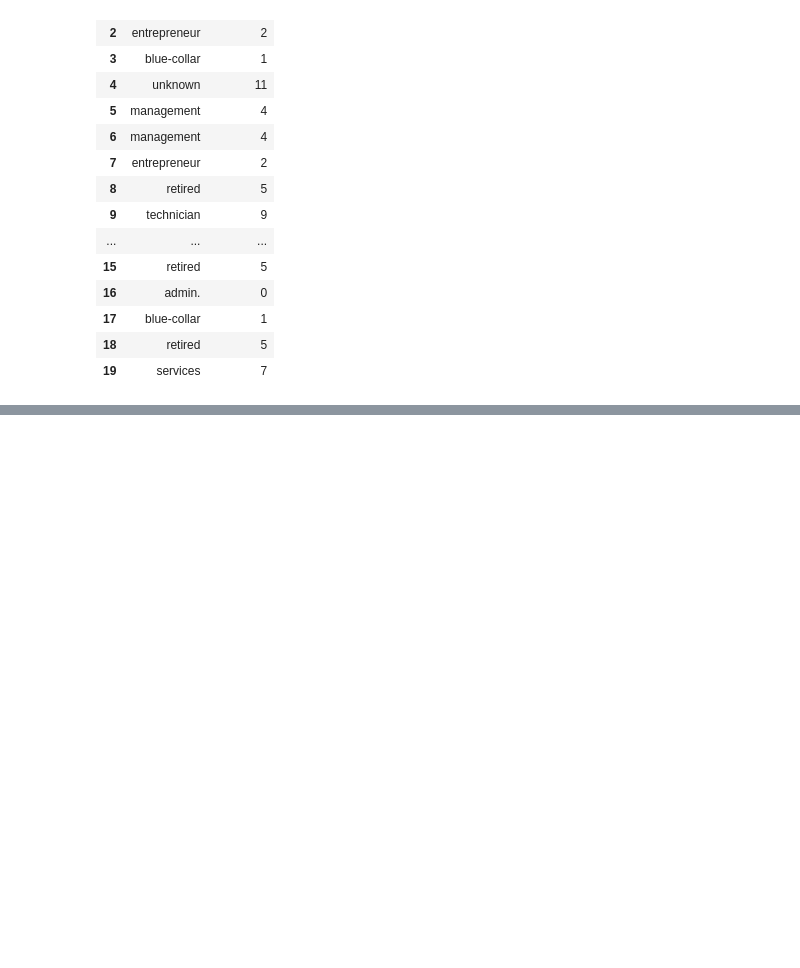
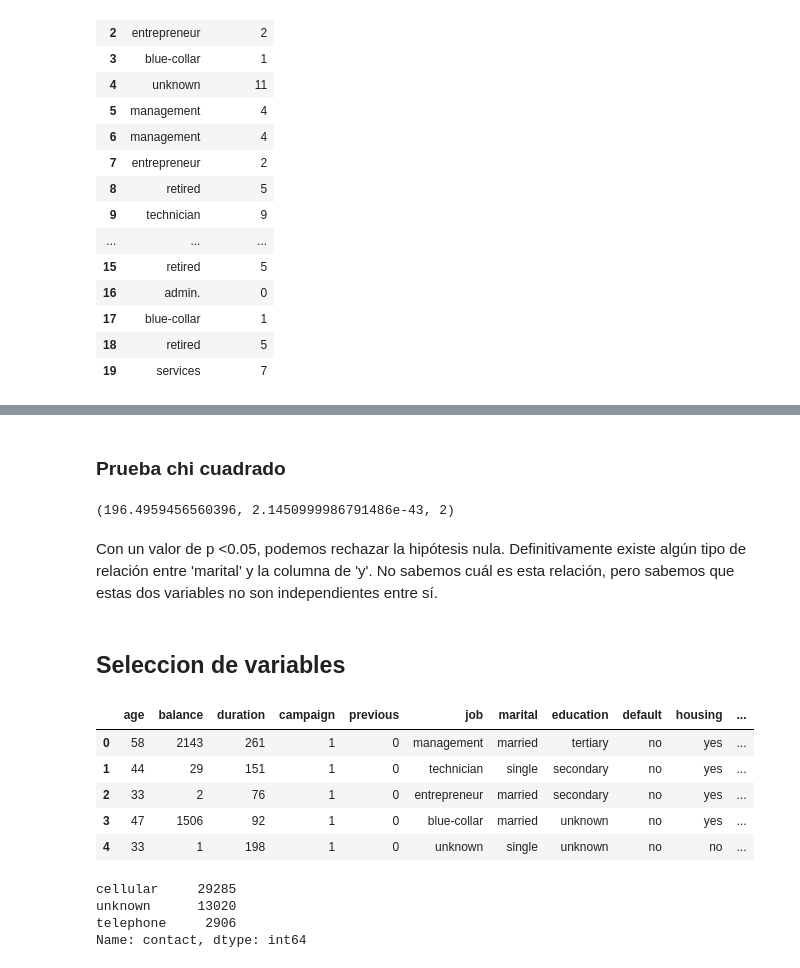
Before and after one commit to llukitas/Modelamiento, a Jupyter notebook: Modelamiento_DS.ipynb, the cells around one changed output, grey strips where cells are left out. Cells and saved outputs as stored; diff of their text form; code cells hidden in the pictures; blank space fills up the shorter version.

```diff
--- a/Modelamiento_DS.ipynb
+++ b/Modelamiento_DS.ipynb
@@ -305,0 +333,13 @@ obj_train[["job", "job_code"]].head(20)
+# %% [markdown]
+### Prueba chi cuadrado
+# %%
+from scipy import stats
+f_obs = np.array([my_tab.iloc[0][0:3].values,
+                  my_tab.iloc[1][0:3].values])
+stats.chi2_contingency(f_obs)[0:3]
+# %% [output]
+(196.4959456560396, 2.1450999986791486e-43, 2)
+# %% [markdown]
+Con un valor de p <0.05, podemos rechazar la hipótesis nula. Definitivamente existe algún tipo de relación entre 'marital' y la columna de 'y'. No sabemos cuál es esta relación, pero sabemos que estas dos variables no son independientes entre sí.
+# %% [markdown]
+## Seleccion de variables
@@ -305,0 +350,17 @@ obj_train[["job", "job_code"]].head(20)
+# %%
+trains=train[columns]
+trains.head()
+# %% [output]
+|  | age | balance | duration | campaign | previous | job | marital | education | default | housing | ... |
+| 0 | 58 | 2143 | 261 | 1 | 0 | management | married | tertiary | no | yes | ... |
+| 1 | 44 | 29 | 151 | 1 | 0 | technician | single | secondary | no | yes | ... |
+| 2 | 33 | 2 | 76 | 1 | 0 | entrepreneur | married | secondary | no | yes | ... |
+| 3 | 47 | 1506 | 92 | 1 | 0 | blue-collar | married | unknown | no | yes | ... |
+| 4 | 33 | 1 | 198 | 1 | 0 | unknown | single | unknown | no | no | ... |
+# %%
+trains["contact"].value_counts()
+# %% [output]
+cellular     29285
+unknown      13020
+telephone     2906
+Name: contact, dtype: int64
```
Also changed, not shown: parts of 18 cells of this notebook, 3 other files.
